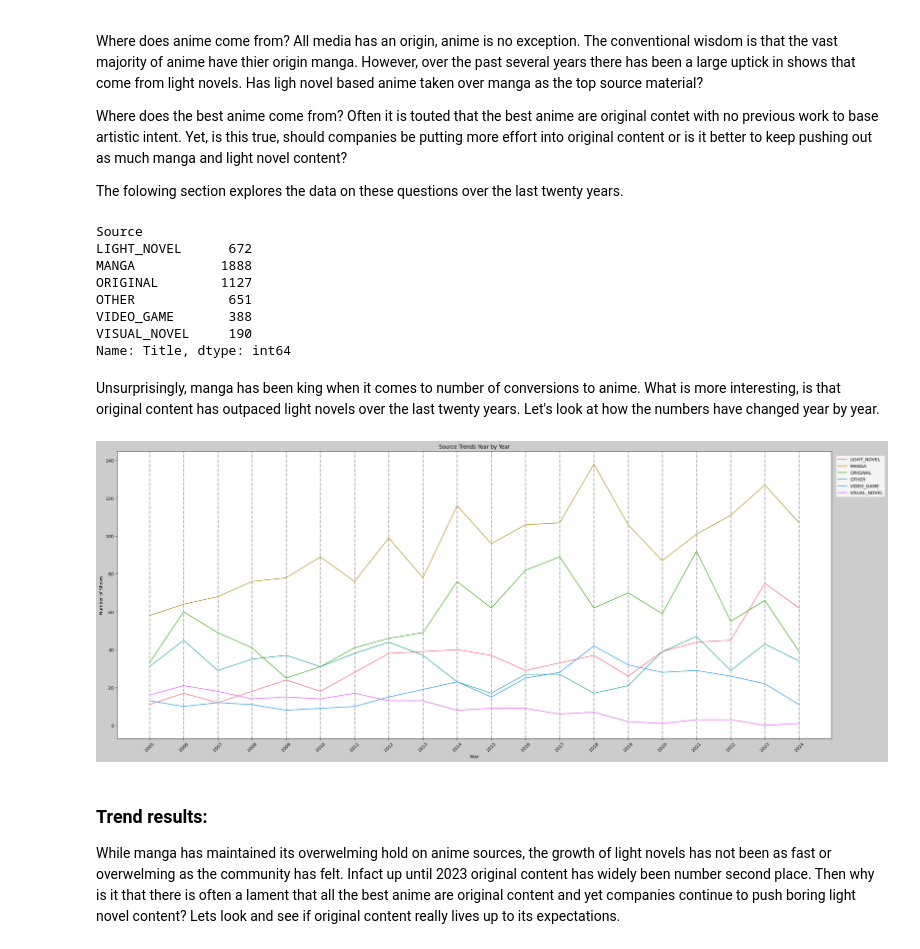
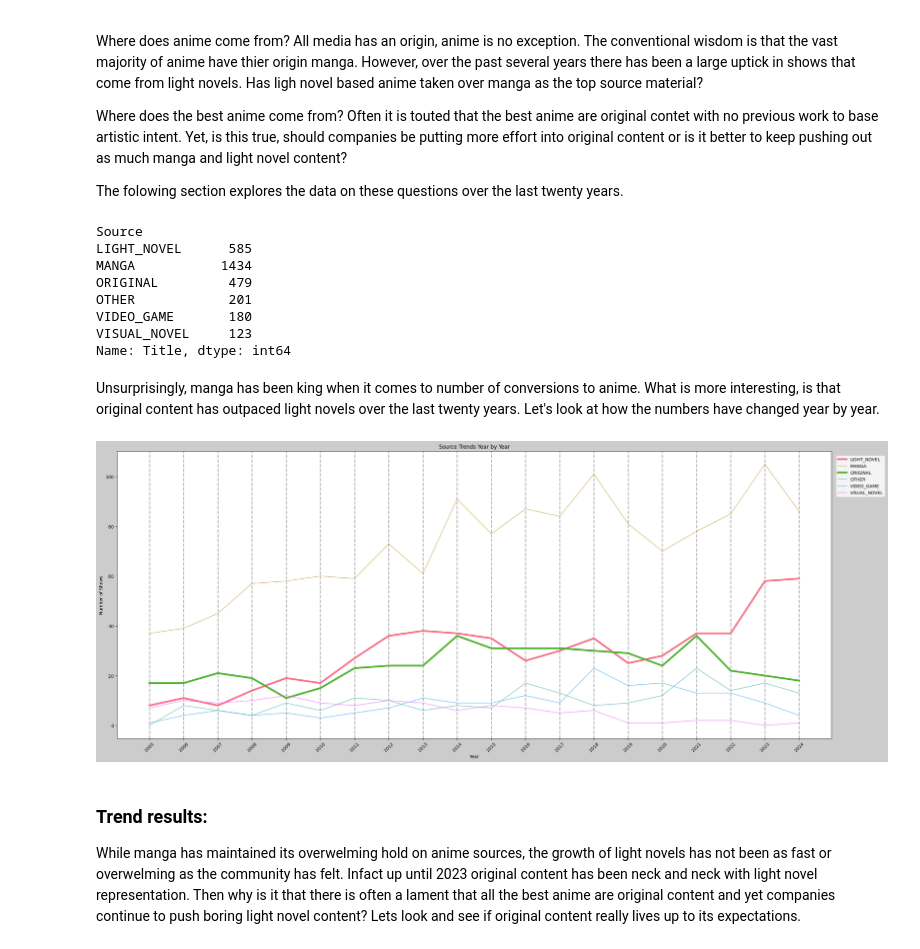
Before and after one commit to leolion023/Anilist, a Jupyter notebook: anilist_analysis.ipynb, the cells around one changed output. Saved outputs shown, nothing was run; the diff lists cells and outputs as text; code cells hidden in the pictures.

```diff
--- a/anilist_analysis.ipynb
+++ b/anilist_analysis.ipynb
@@ -72,7 +74,8 @@ def clean_list(df: pd.DataFrame) -> pd.DataFrame:
     df_2.rename(columns={'seasonYear' : 'Year'}, inplace=True)
     df_2.columns = df_2.columns.str.capitalize()
     df_3 = df_2[(df_2['Year'] > 2004) & (df_2['Year'] <= 2024)] #Reduce scope to years between 2005 and 2025
-    return df_3
+    df_4 = df_3.drop(df_3[df_3['Popularity'] <= 5000].index) #Remove any shows that have a popularity score less than 5000
+    return df_4
 # %%
 anilist = clean_list(df)
 # %% [output]
@@ -111,45 +114,45 @@ The folowing section explores the data on these questions over the last twenty y
 anilist.groupby('Source').Title.count()
 # %% [output]
 Source
-LIGHT_NOVEL      672
-MANGA           1888
-ORIGINAL        1127
-OTHER            651
-VIDEO_GAME       388
-VISUAL_NOVEL     190
+LIGHT_NOVEL      585
+MANGA           1434
+ORIGINAL         479
+OTHER            201
+VIDEO_GAME       180
+VISUAL_NOVEL     123
 Name: Title, dtype: int64
 # %% [markdown]
 Unsurprisingly, manga has been king when it comes to number of conversions to anime. What is more interesting, is that original content has outpaced light novels over the last twenty years. Let's look at how the numbers have changed year by year.
 # %%
 # Pivot the data to have source as columns and years as index
 source_trends = anilist.pivot_table(values='Title', index='Year', columns='Source', aggfunc='count', fill_value=0)
 colors = sns.color_palette('husl', 6)
 # Plotting
 plt.figure(figsize=(25, 10),facecolor='#cccccc')
 
 # Here we create line plots for each source
 for i,tag in enumerate(source_trends.columns):
-    plt.plot(source_trends.index, source_trends[tag], label=tag, color=colors[i % len(colors)])
+    if i == 0 or i == 2:
+        plt.plot(source_trends.index, source_trends[tag], linewidth = 4, label=tag, color=colors[i % len(colors)])
+    else:
+        plt.plot(source_trends.index, source_trends[tag], alpha = .6, label=tag, color=colors[i % len(colors)])
 
 plt.title('Source Trends Year by Year')
 plt.xlabel('Year')
 plt.ylabel('Number of Shows')
 plt.legend(bbox_to_anchor=(1, 1), loc='upper left', borderaxespad=1.)
 plt.grid(True, which='both', axis='x', linestyle='--', linewidth=2)
-
-# Adjust layout to prevent clipping of the legend
 plt.tight_layout()
 
 plt.xticks(range(min(source_trends.index), max(source_trends.index) + 1))
 plt.xticks(rotation=45)
 
-# Show the plot
 plt.show()
 # %% [output]
-[figure, old version]
+[figure, new version]
 # %% [markdown]
 ### Trend results:
-While manga has maintained its overwelming hold on anime sources, the growth of light novels has not been as fast or overwelming as the community has felt. Infact up until 2023 original content has widely been number second place. Then why is it that there is often a lament that all the best anime are original content and yet companies continue to push boring light novel content? Lets look and see if original content really lives up to its expectations.
+While manga has maintained its overwelming hold on anime sources, the growth of light novels has not been as fast or overwelming as the community has felt. Infact up until 2023 original content has been neck and neck with light novel representation. Then why is it that there is often a lament that all the best anime are original content and yet companies continue to push boring light novel content? Lets look and see if original content really lives up to its expectations.
 # %%
 # Pivot the data to have source as columns and years as index
 source_popularity = anilist.pivot_table(values='Popularity', index='Year', columns='Source', aggfunc='sum', fill_value=0)
```
Also changed, not shown: parts of 9 cells of this notebook, 1 other file.
